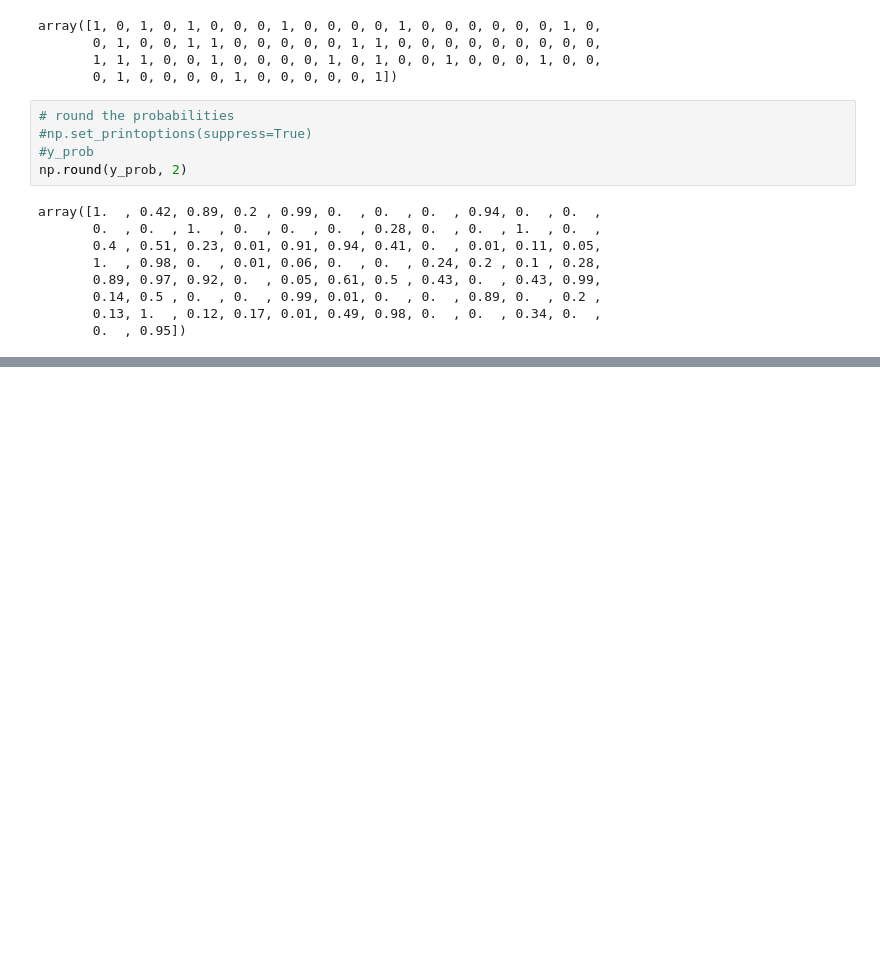
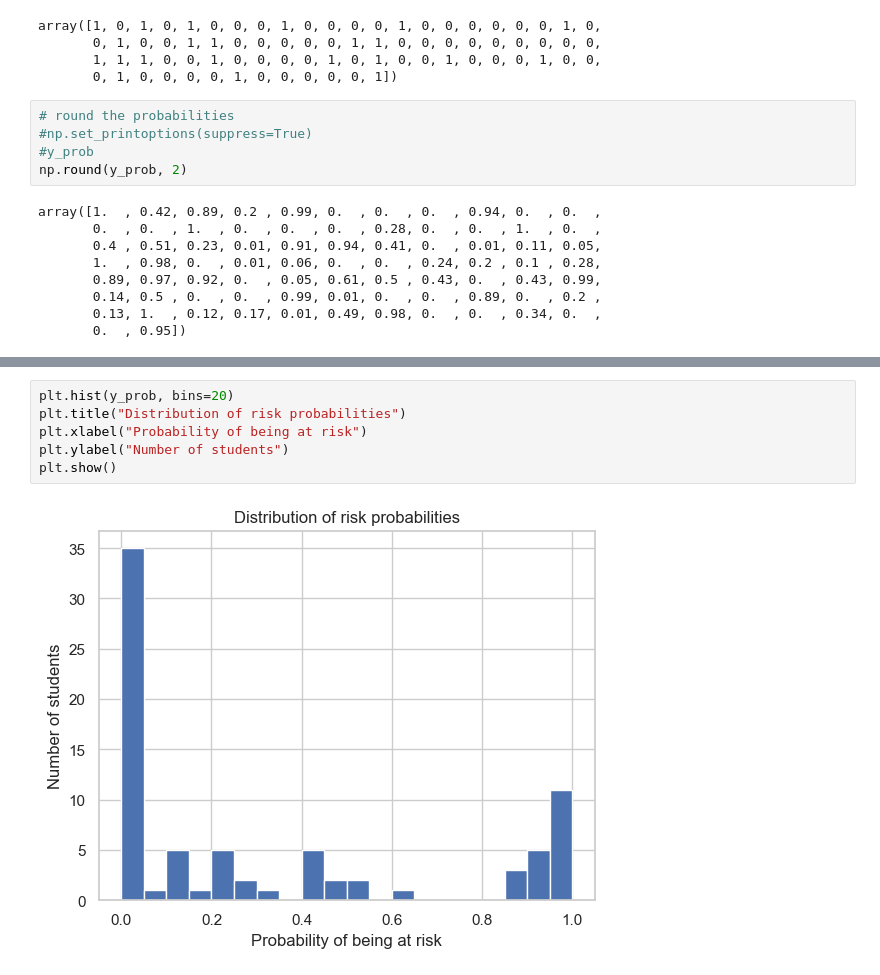
Before and after one commit to Daniel-NguyenMinh2902/Student-Performance-Prediction, a Jupyter notebook: student_perf_predict.ipynb, the cells around one changed output, grey strips where cells are left out. Drawn from its saved outputs; the diff is of its cells as text; blank space fills up the shorter version.

```diff
--- a/student_perf_predict.ipynb
+++ b/student_perf_predict.ipynb
@@ -354,0 +376,8 @@ array([[-0.53,  1.17,  1.33, -0.64,  1.2 , -0.45,  0.02,  0.71, -0.1 ,
+# %%
+plt.hist(y_prob, bins=20)
+plt.title("Distribution of risk probabilities")
+plt.xlabel("Probability of being at risk")
+plt.ylabel("Number of students")
+plt.show()
+# %% [output]
+[figure, added]
```
Also changed, not shown: parts of 12 cells of this notebook.
